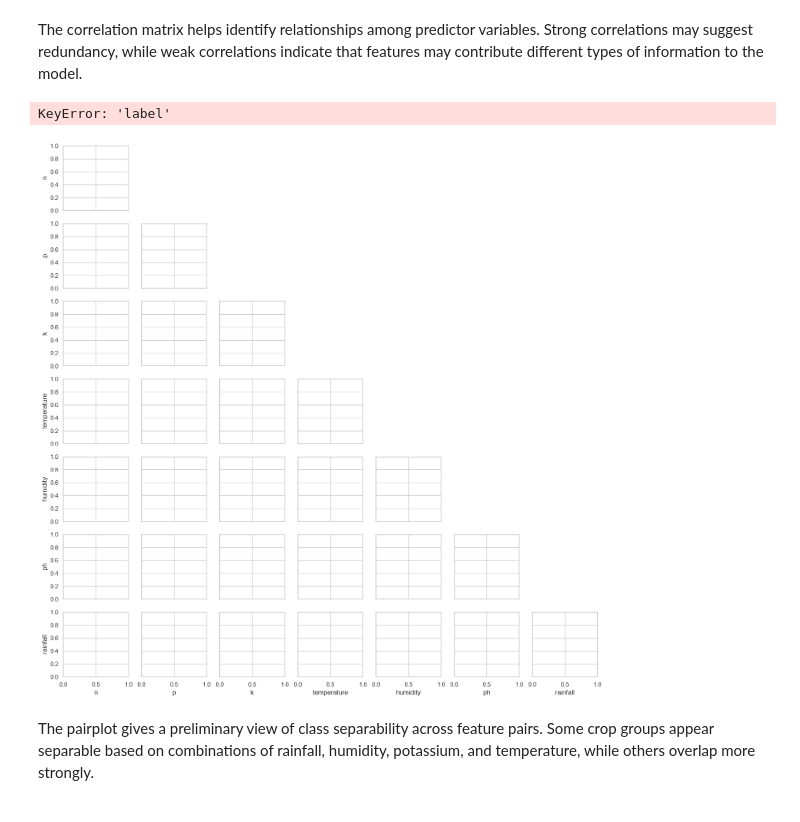
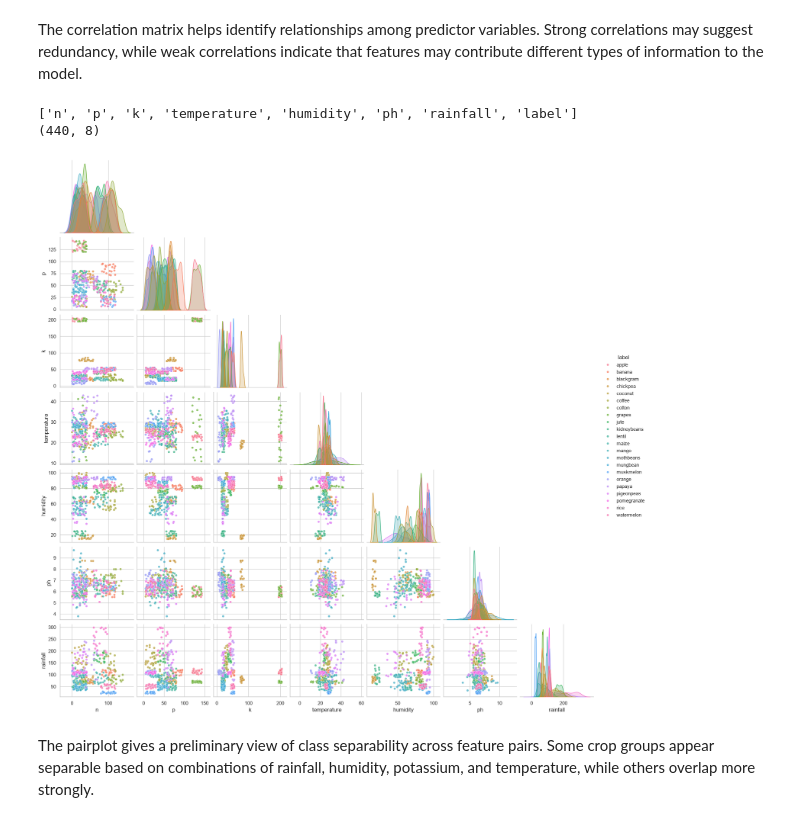
Before and after one commit to sonofgrace/cropwise-ai, a Jupyter notebook: notebooks/02_eda.ipynb, the cells around one changed output. Drawn from its saved outputs; the diff is of its cells as text; code cells hidden in the pictures.

```diff
--- a/notebooks/02_eda.ipynb
+++ b/notebooks/02_eda.ipynb
@@ -175,20 +175,30 @@ plt.show()
 # %% [markdown]
 The correlation matrix helps identify relationships among predictor variables. Strong correlations may suggest redundancy, while weak correlations indicate that features may contribute different types of information to the model.
 # %%
-sample_df = (df.groupby(target_col, group_keys=False)
-             .apply(lambda x: x.sample(20, random_state=42)))
+target_col = "label"
+feature_cols = (df.drop(columns=target_col).columns.
+                tolist())
+
+sample_df = (
+    df.groupby(target_col, group_keys=False)
+    .sample(n=20, random_state=42)
+    .reset_index(drop=True)
+)
+
 
 sns.pairplot(
     sample_df,
     vars=feature_cols,
     hue=target_col,
     corner=True,
     plot_kws={"alpha": 0.7, "s": 25}
 )
+
 plt.show()
 # %% [output]
-KeyError: 'label'
+['n', 'p', 'k', 'temperature', 'humidity', 'ph', 'rainfall', 'label']
+(440, 8)
-[figure, old version]
+[figure, new version]
 # %% [markdown]
 The pairplot gives a preliminary view of class separability across feature pairs. Some crop groups appear separable based on combinations of rainfall, humidity, potassium, and temperature, while others overlap more strongly.
 # %%
```
Also changed, not shown: 3 other files.
